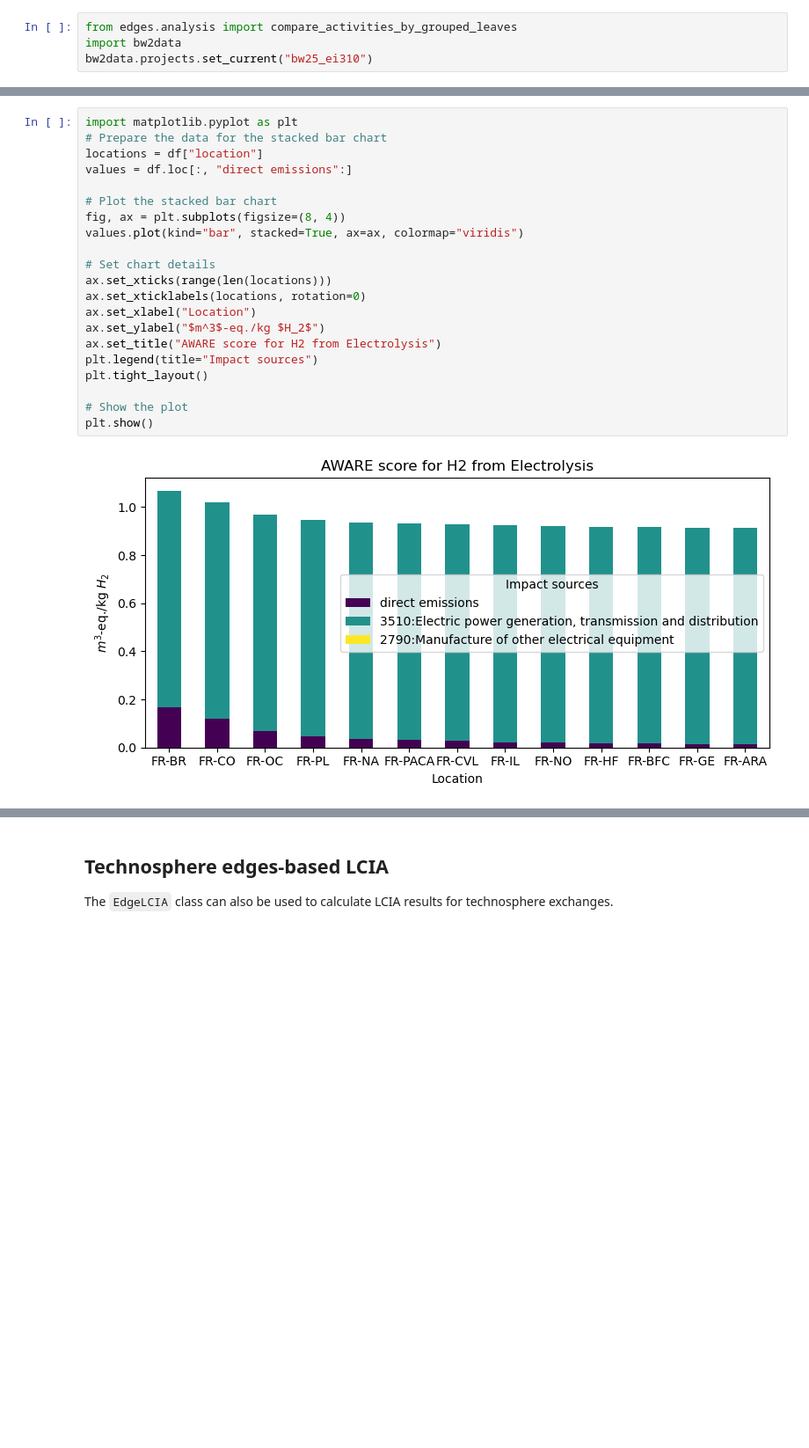
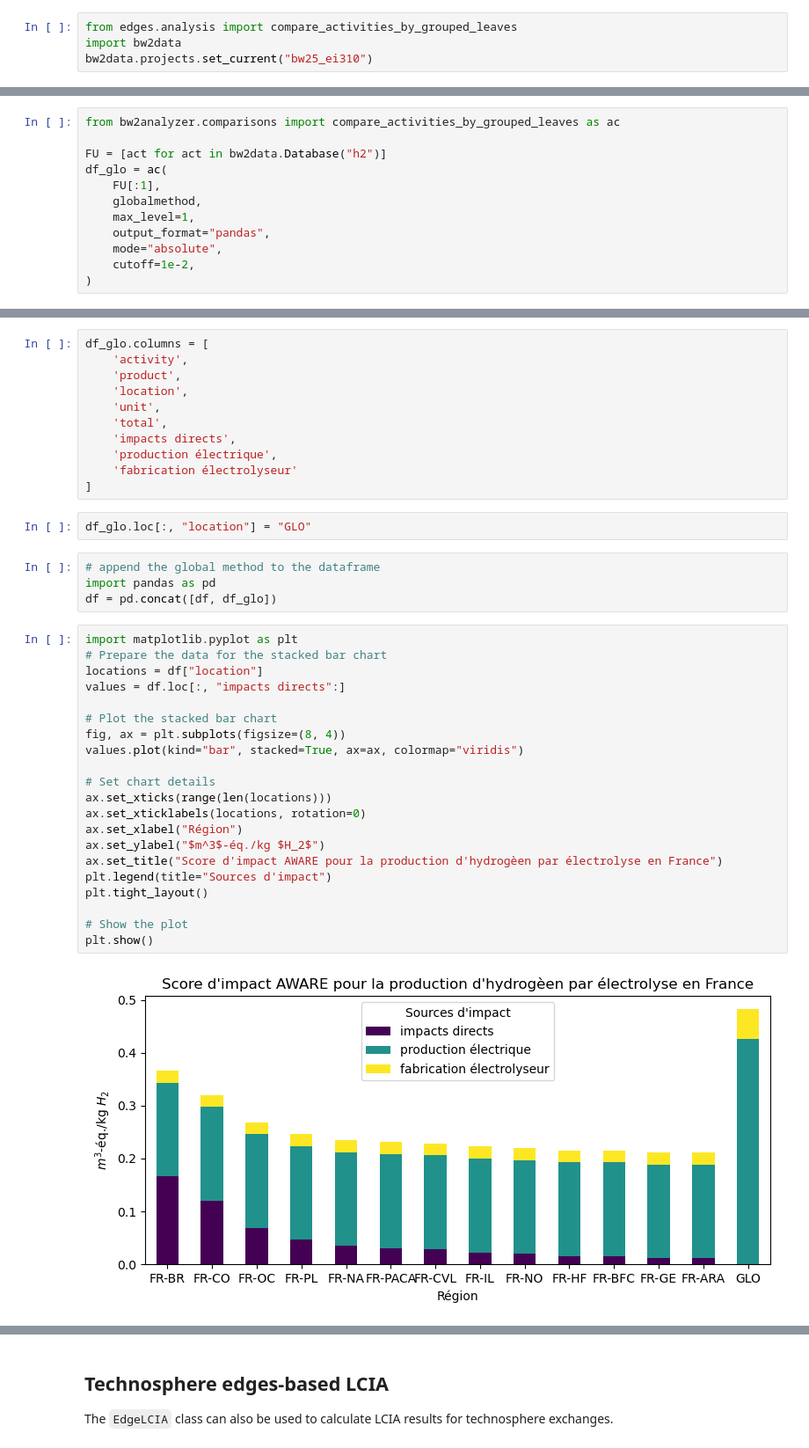
Before and after one commit to philoubet/edges, a Jupyter notebook: examples/examples.ipynb, the cells around one changed output, grey strips where cells are left out. Shown: that part at 88% size. Saved outputs shown, nothing was run; the diff lists cells and outputs as text; blank space fills up the shorter version.

```diff
--- a/examples/examples.ipynb
+++ b/examples/examples.ipynb
@@ -202,0 +247,12 @@ Omitting activity name common prefix: 'hydrogen production, from '
+# %%
+from bw2analyzer.comparisons import compare_activities_by_grouped_leaves as ac
+
+FU = [act for act in bw2data.Database("h2")]
+df_glo = ac(
+    FU[:1],
+    globalmethod,
+    max_level=1,
+    output_format="pandas",
+    mode="absolute",
+    cutoff=1e-2,
+)
@@ -203,23 +261,40 @@ Omitting activity name common prefix: 'hydrogen production, from '
+# %%
+df_glo.columns = [
+    'activity',
+    'product',
+    'location',
+    'unit',
+    'total',
+    'impacts directs',
+    'production électrique',
+    'fabrication électrolyseur'
+]
+# %%
+df_glo.loc[:, "location"] = "GLO"
+# %%
+# append the global method to the dataframe
+import pandas as pd
+df = pd.concat([df, df_glo])
 # %%
 import matplotlib.pyplot as plt
 # Prepare the data for the stacked bar chart
 locations = df["location"]
-values = df.loc[:, "direct emissions":]
+values = df.loc[:, "impacts directs":]
 
 # Plot the stacked bar chart
 fig, ax = plt.subplots(figsize=(8, 4))
 values.plot(kind="bar", stacked=True, ax=ax, colormap="viridis")
 
 # Set chart details
 ax.set_xticks(range(len(locations)))
 ax.set_xticklabels(locations, rotation=0)
-ax.set_xlabel("Location")
-ax.set_ylabel("$m^3$-eq./kg $H_2$")
-ax.set_title("AWARE score for H2 from Electrolysis")
-plt.legend(title="Impact sources")
+ax.set_xlabel("Région")
+ax.set_ylabel("$m^3$-éq./kg $H_2$")
+ax.set_title("Score d'impact AWARE pour la production d'hydrogèen par électrolyse en France")
+plt.legend(title="Sources d'impact")
 plt.tight_layout()
 
 # Show the plot
 plt.show()
 # %% [output]
-[figure, old version]
+[figure, new version]
```
Also changed, not shown: parts of 15 cells of this notebook, 1 other file.
